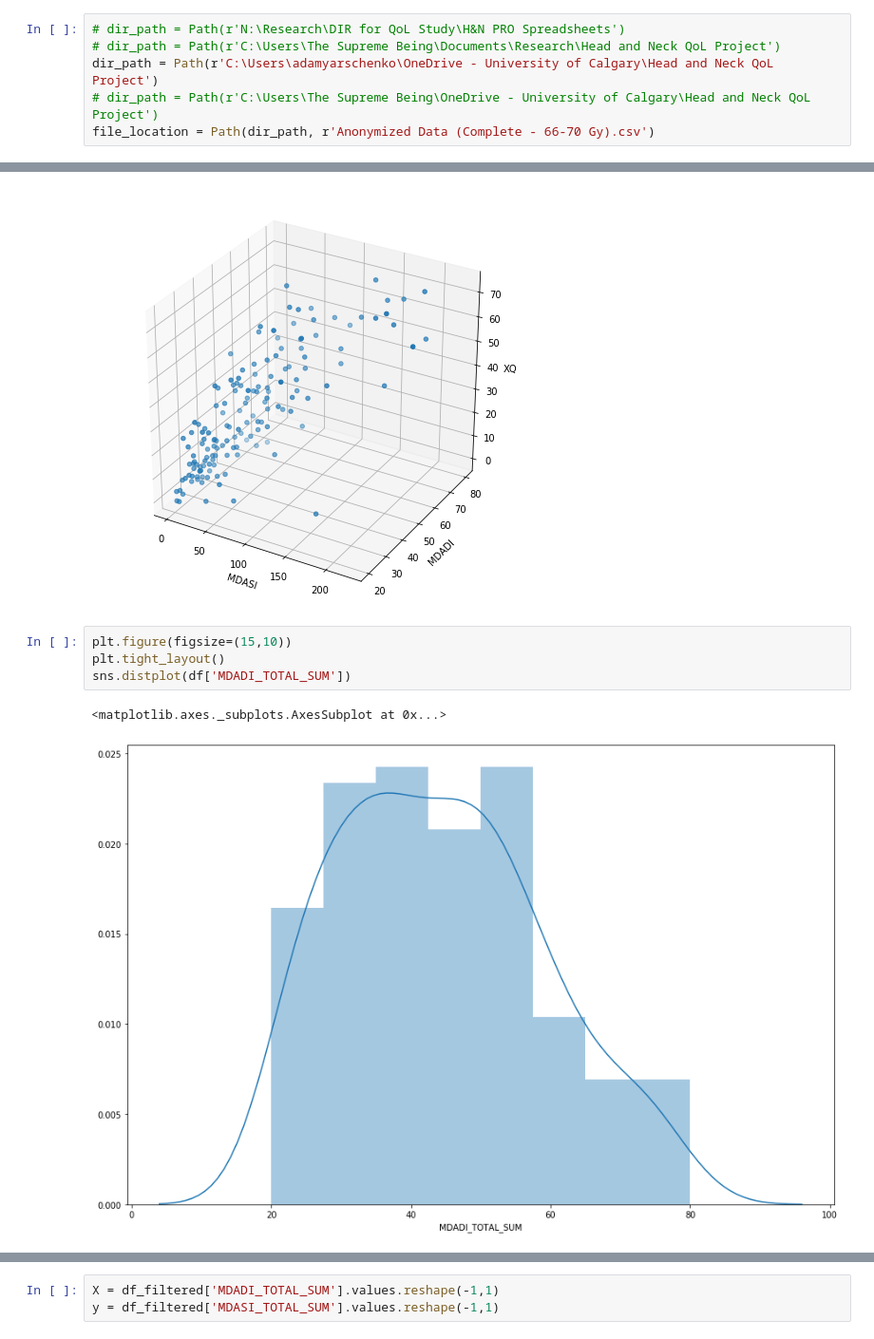
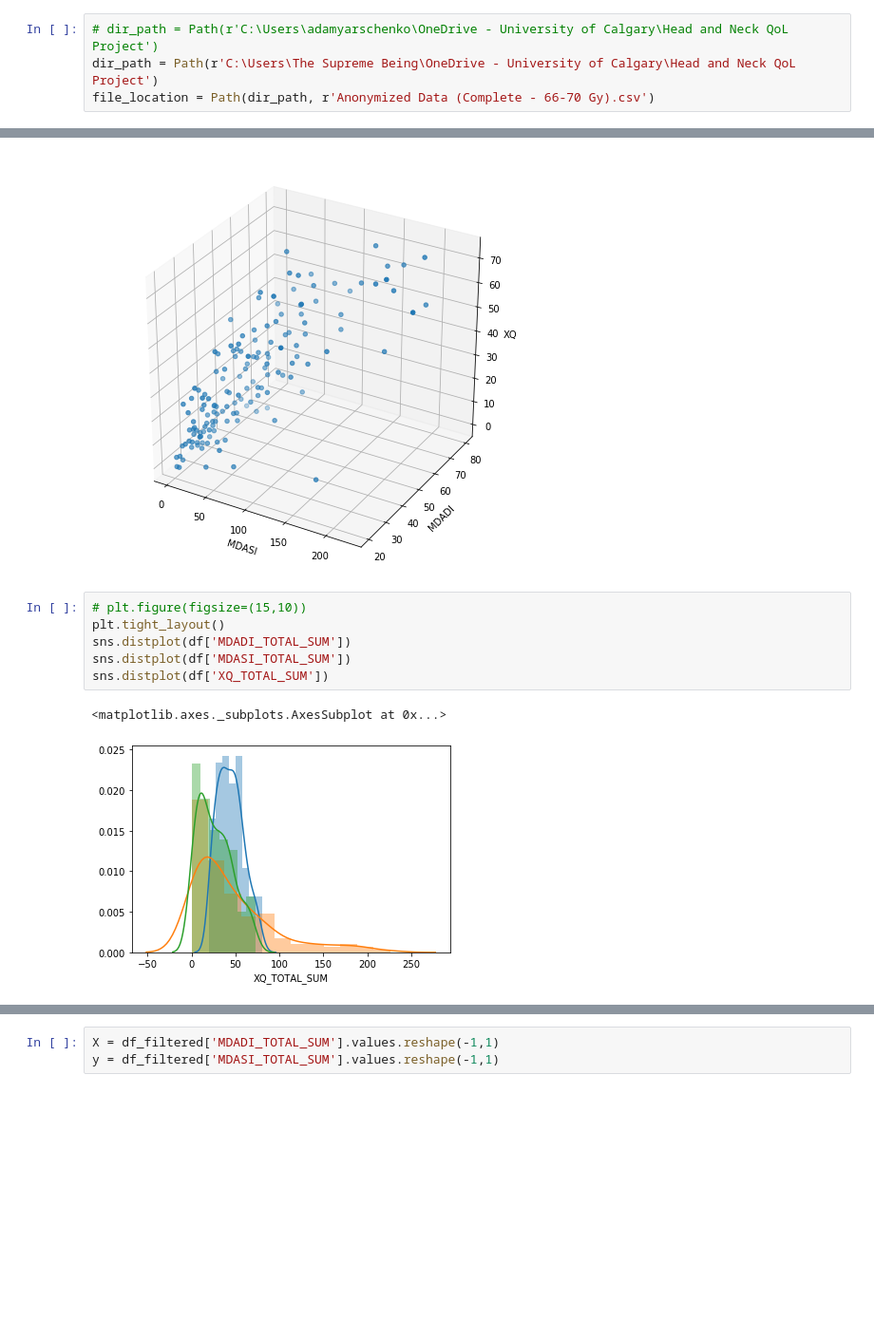
Before and after one commit to Admodan/Research, a Jupyter notebook: Python Scripts/QoL Survey Study.ipynb, the cells around one changed output, grey strips where cells are left out. Shown at 95% size. Saved outputs shown, nothing was run; the diff lists cells and outputs as text; blank space fills up the shorter version.

```diff
--- a/Python Scripts/QoL Survey Study.ipynb
+++ b/Python Scripts/QoL Survey Study.ipynb
@@ -13,8 +13,6 @@ from mpl_toolkits.mplot3d import Axes3D
 from pathlib import Path
 import os
 # %%
-# dir_path = Path(r'N:\Research\DIR for QoL Study\H&N PRO Spreadsheets')
-# dir_path = Path(r'C:\Users\The Supreme Being\Documents\Research\Head and Neck QoL Project')
-dir_path = Path(r'C:\Users\adamyarschenko\OneDrive - University of Calgary\Head and Neck QoL Project')
-# dir_path = Path(r'C:\Users\The Supreme Being\OneDrive - University of Calgary\Head and Neck QoL Project')
+# dir_path = Path(r'C:\Users\adamyarschenko\OneDrive - University of Calgary\Head and Neck QoL Project')
+dir_path = Path(r'C:\Users\The Supreme Being\OneDrive - University of Calgary\Head and Neck QoL Project')
 file_location = Path(dir_path, r'Anonymized Data (Complete - 66-70 Gy).csv')
@@ -181,9 +131,11 @@ plt.show()
 # %% [output]
 [figure]
 # %%
-plt.figure(figsize=(15,10))
+# plt.figure(figsize=(15,10))
 plt.tight_layout()
 sns.distplot(df['MDADI_TOTAL_SUM'])
+sns.distplot(df['MDASI_TOTAL_SUM'])
+sns.distplot(df['XQ_TOTAL_SUM'])
 # %% [output]
 <matplotlib.axes._subplots.AxesSubplot at 0x...>
-[figure, old version]
+[figure, new version]
```
Also changed, not shown: parts of 52 cells of this notebook.
